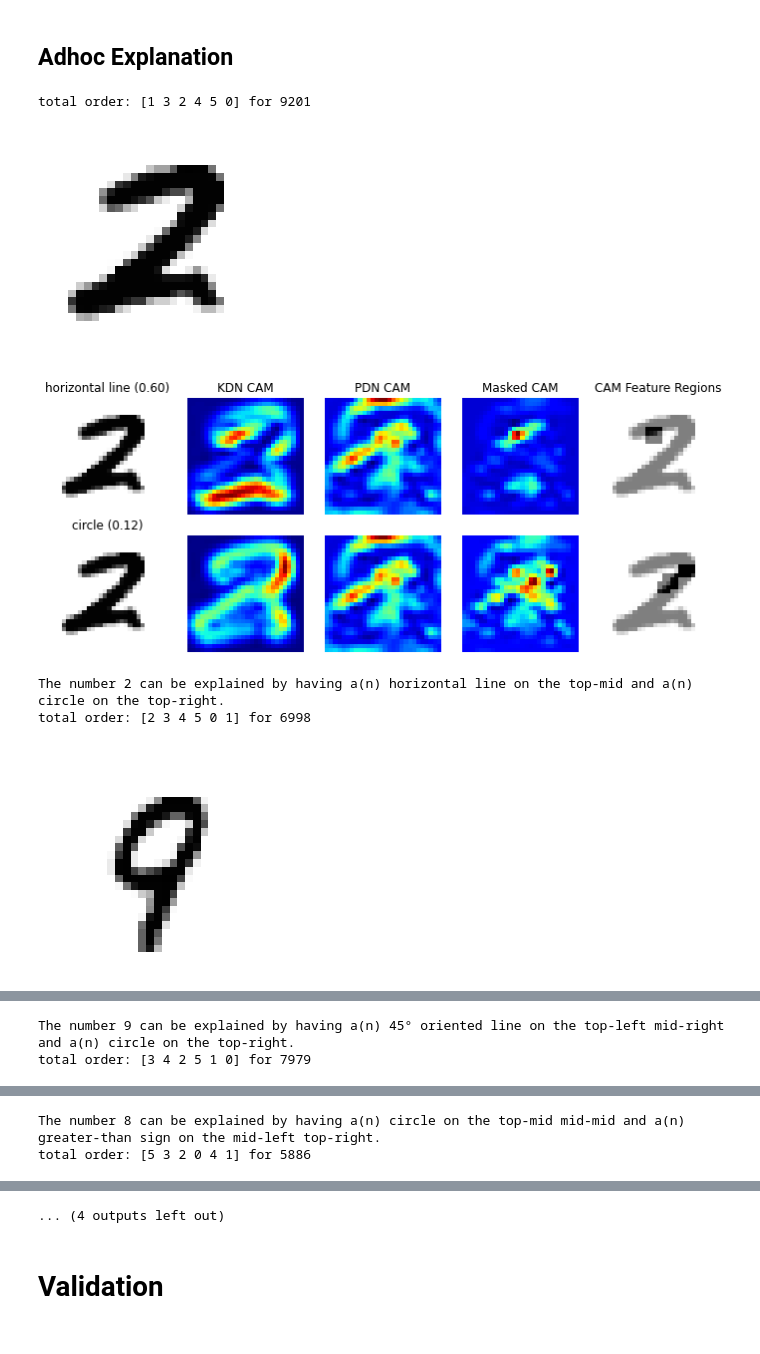
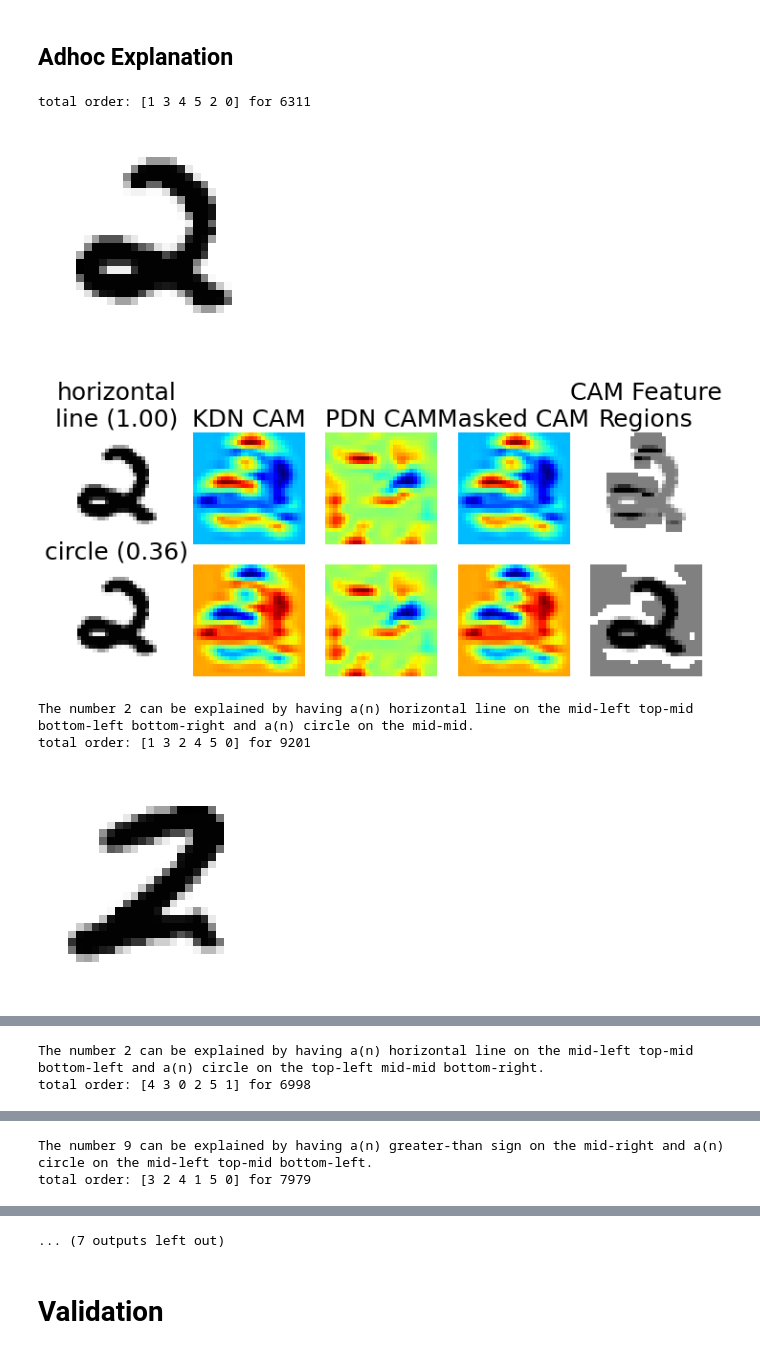
Before and after one commit to fsilvestrim/thesis, a Jupyter notebook: Geo_Cam.ipynb, the cells around one changed output, grey strips where cells are left out. Saved outputs shown, nothing was run; the diff lists cells and outputs as text; code cells hidden in the pictures.

```diff
--- a/Geo_Cam.ipynb
+++ b/Geo_Cam.ipynb
@@ -104,11 +97,9 @@ def resize_image(image, size):
 
   return image
 # %%
-def show_image(img, size=None, title=None, ax=None, alpha=1, cmap='Greys', rotation=0, stacked_imgs=[]):
+def show_image(img, size, title=None, ax=None, alpha=1, cmap='Greys', rotation=0, stacked_imgs=[], fontsize=25):
   if size is not None:
     img = resize_image(img, size)
-    # img.reshape(size[0], size[1])
-
   # plot
   subplot = ax is not None
 
@@ -133,13 +124,15 @@ def show_image(img, size=None, title=None, ax=None, alpha=1, cmap='Greys', rotat
     plt.axis('off')
 
     if title is not None:
-      plt.title(title)
+      title = "\n".join(wrap(title, size[0]))
+      plt.title(title, fontsize=fontsize/2)
 
     plt.show()
 
   else:
     if title is not None:
-      ax.set_title(title, fontdict=None, loc='center', color = "k")
+      title = "\n".join(wrap(title, size[0]*.5))
+      ax.set_title(title, fontdict=None, loc='center', color="k", fontsize=fontsize)
 
     ax.imshow(img, cmap=cmap, alpha=alpha)
     for s_image in stacked_imgs:
@@ -922,9 +919,9 @@ def get_experiment_cam_predictions_short(test_image, settings):
 samples = 200
 common_threshold = 0.7
 min_prediction_value = 0
-localization_check_enabled = True
+localization_check_enabled = False
 nr_top_prediction_considered = 2
-common_cam_method = grad_cam_pp_m
+common_cam_method = grad_cam_m
 use_mask = False
 
 # Functional Models
@@ -985,7 +982,7 @@ show_mnist_cam = False
 show_final_cam = False
 
 # prediction based on conv output (5056, 6146, 2365, 2587, 5310, 6638, 1195) / 6222 / 5501 //1904
-test_image, test_label, test_idx = get_sample(mnist_test) #candidates: 9216 - 9 / 6756 -7 /4688 -3 /
+test_image, test_label, test_idx = get_sample(mnist_test, 6311) #candidates: 9216 - 9 / 6756 -7 /4688 -3 /
 print(test_idx)
 # mnist_gcm_predictions = predict(model_gcm, test_image)
 # mnist_gcm_prediction = np.argmax(mnist_gcm_predictions)
@@ -1054,17 +1051,9 @@ plt.show()
 ## Adhoc Explanation
 # %%
 sample_id = -1
-for sample_id in [9201, 6998, 7979, 5886, 6124]:
+for sample_id in [6311, 9201, 6998, 7979, 5886, 6124]:
 # for sample_id in range(10):
   test_image, test_label, test_idx = get_sample(mnist_test, sample_id)
-
-  experiment_settings = {'kdn':{'cnn_model':model_geocam_fix_geo_only, 'num_classes': dataset_num_classes, 'cam_method':grad_cam_pp_m, 'output_branch':1},
-                   'pdn':{'cnn_model':model_geocam_fix_mnist_first, 'num_classes': mnist_num_classes, 'cam_method':grad_cam_pp_m, 'output_branch':0},
-                   'use_mask':True, 'threshold':common_threshold, 'shape':mnist_shape}
-
-  # experiment_settings = {'kdn':{'cnn_model':model_geocam_fix_extended_only, 'num_classes': dataset_num_classes, 'cam_method':grad_cam_pp_m, 'output_branch':0},
-  #       'pdn':{'cnn_model':model_geocam_fix_extended_mnist_last, 'num_classes': mnist_num_classes, 'cam_method':grad_cam_pp_m, 'output_branch':1},
-  #       'use_mask':True, 'threshold':common_threshold, 'shape':mnist_shape}
 
   cam, extras = get_experiment_cam_predictions_short(test_image, experiment_settings)
 
@@ -1083,36 +1072,36 @@ for sample_id in [9201, 6998, 7979, 5886, 6124]:
                                 {'img': extras['final_cam'][first_pred], 'cmap':'jet', 'title':'Masked CAM'},
                                 {'img': test_image, 'stacked': [{'img': extras['thresholds'][first_pred]}], 'title':"CAM Feature Regions"},
                                 ],[
                                 {'img': test_image, 'cmap':'Greys', 'title':f"{dataset_labels[sec_pred]} ({extras['maxes'][sec_pred]:.2f})"},
                                 {'img': extras['geo_cams'][sec_pred], 'cmap':'jet'},
                                 {'img': extras['pd_cam'], 'cmap':'jet', 'alpha': 0 if experiment_settings['use_mask'] else 1},
                                 {'img': extras['final_cam'][sec_pred], 'cmap':'jet'},
                                 {'img': test_image, 'stacked': [{'img': extras['thresholds'][sec_pred]}]},
                                 ]
                                 ]), mnist_shape, figsize=(12, 12))
 
   explanation = ""
 
   for idx in range(2):
     order = extras['order'][idx]
     verbose_key = dataset_labels[order]
 
     grid_positions = extras['grid_pos'][order]
 
     if len(grid_positions) > 0:
       if len(explanation) > 0:
         explanation += " and"
       explanation += f" a(n) {verbose_key} on the"
 
     for grid_position in grid_positions:
       verbose_grid_pos = get_verbose_grid_position(*grid_position)
       explanation += f" {verbose_grid_pos[1]}-{verbose_grid_pos[0]}"
 
   print(f"The number {extras['predictions']} can be explained by having{explanation}.")
 # %% [output]
-total order: [1 3 2 4 5 0] for 9201
+total order: [1 3 4 5 2 0] for 6311
-[figure, old version]
+[figure, new version]
-[figure, old version]
+[figure, new version]
-The number 2 can be explained by having a(n) horizontal line on the top-mid and a(n) circle on the top-right.
-total order: [2 3 4 5 0 1] for 6998
+The number 2 can be explained by having a(n) horizontal line on the mid-left top-mid bottom-left bottom-right and a(n) circle on the mid-mid.
+total order: [1 3 2 4 5 0] for 9201
-[figure, old version]
+[figure, new version]
@@ -1120,2 +1109,2 @@ total order: [2 3 4 5 0 1] for 6998
-The number 9 can be explained by having a(n) 45° oriented line on the top-left mid-right and a(n) circle on the top-right.
-total order: [3 4 2 5 1 0] for 7979
+The number 2 can be explained by having a(n) horizontal line on the mid-left top-mid bottom-left and a(n) circle on the top-left mid-mid bottom-right.
+total order: [4 3 0 2 5 1] for 6998
@@ -1124,2 +1113,2 @@ total order: [3 4 2 5 1 0] for 7979
-The number 8 can be explained by having a(n) circle on the top-mid mid-mid and a(n) greater-than sign on the mid-left top-right.
-total order: [5 3 2 0 4 1] for 5886
+The number 9 can be explained by having a(n) greater-than sign on the mid-right and a(n) circle on the mid-left top-mid bottom-left.
+total order: [3 2 4 1 5 0] for 7979
@@ -1128,4 +1117,4 @@ total order: [5 3 2 0 4 1] for 5886
-... (4 outputs left out)
+... (7 outputs left out)
 # %% [markdown]
 # Validation
 # %% [markdown]
```
Also changed, not shown: parts of 22 cells of this notebook.
